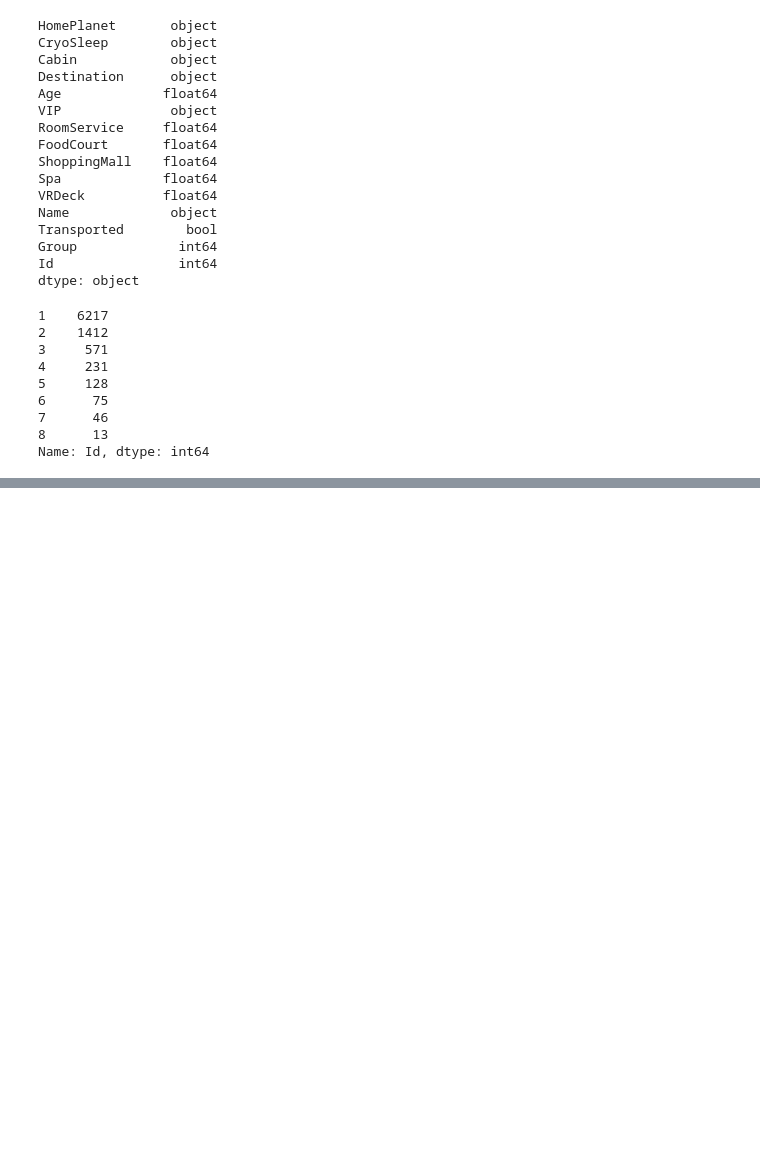
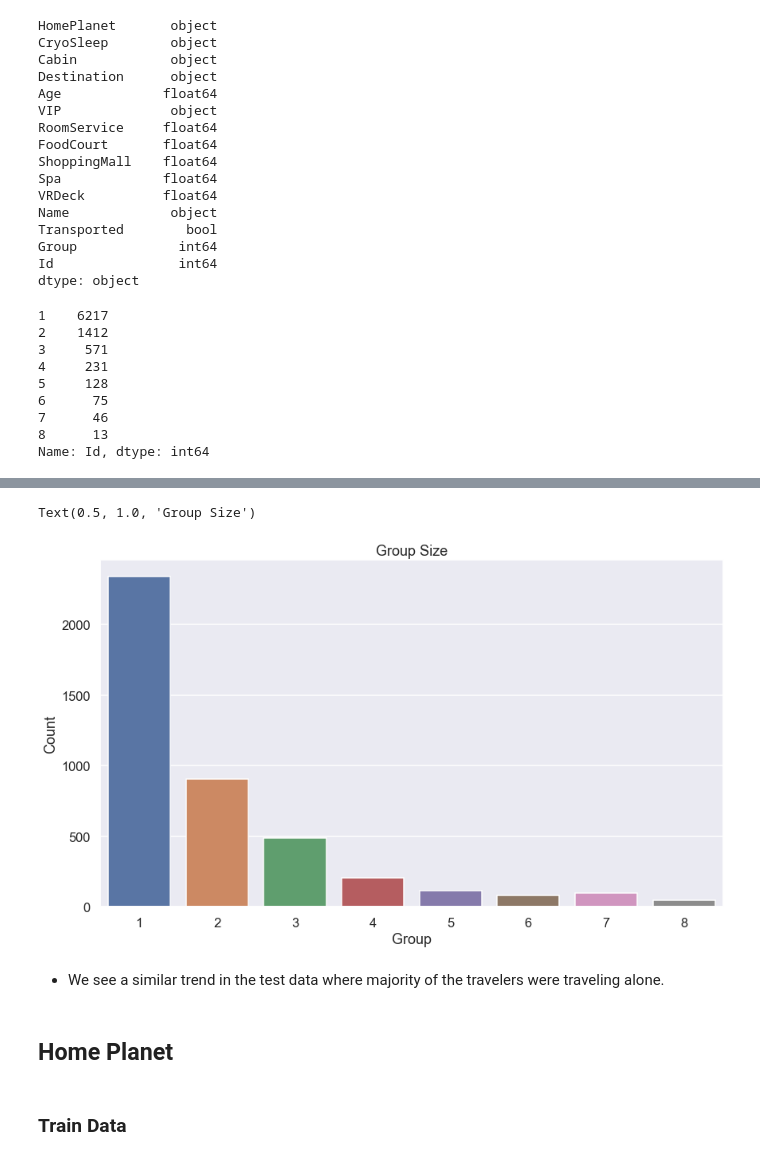
Before and after one commit to bustyAI/Interstellar-Disaster, a Jupyter notebook: spaceship_titanic.ipynb, the cells around one changed output, grey strips where cells are left out. Saved outputs shown, nothing was run; the diff lists cells and outputs as text; code cells hidden in the pictures; blank space fills up the shorter version.

```diff
--- a/spaceship_titanic.ipynb
+++ b/spaceship_titanic.ipynb
@@ -168,0 +200,6 @@ train_df.loc[train_df["Group"].isin([3])]
+# %%
+# Splitting "PassengerId" Column
+test_df["Group"] = test_df["PassengerId"].apply(lambda x: x.split("_")[0])
+test_df["Id"] = test_df["PassengerId"].apply(lambda x: x.split("_")[1])
+
+test_df.head()
@@ -168,0 +213,6 @@ train_df.loc[train_df["Group"].isin([3])]
+# %%
+# Converting columns to ints
+test_df = test_df.astype({"Group":"int64", "Id":"int64"})
+
+# Dropping "PassengerId" column
+test_df = test_df.drop(columns="PassengerId")
@@ -168,0 +228,8 @@ train_df.loc[train_df["Group"].isin([3])]
+# %%
+# Creating "GroupSize" column
+test_df["GroupSize"] = 0
+for x in test_df["Group"]:
+    group_size = len(test_df.loc[test_df["Group"].isin([x])])
+    test_df.loc[test_df["Group"].isin([x]), ["GroupSize"]] = group_size
+
+test_df.head()
@@ -168,0 +255,14 @@ train_df.loc[train_df["Group"].isin([3])]
+# %%
+sns.countplot(data=test_df, x="GroupSize")
+plt.xlabel("Group")
+plt.ylabel("Count")
+plt.title("Group Size")
+# %% [output]
+Text(0.5, 1.0, 'Group Size')
+[figure, added]
+# %% [markdown]
+- We see a similar trend in the test data where majority of the travelers were traveling alone.
+# %% [markdown]
+## Home Planet
+# %% [markdown]
+### Train Data
```
Also changed, not shown: parts of 47 cells of this notebook.
